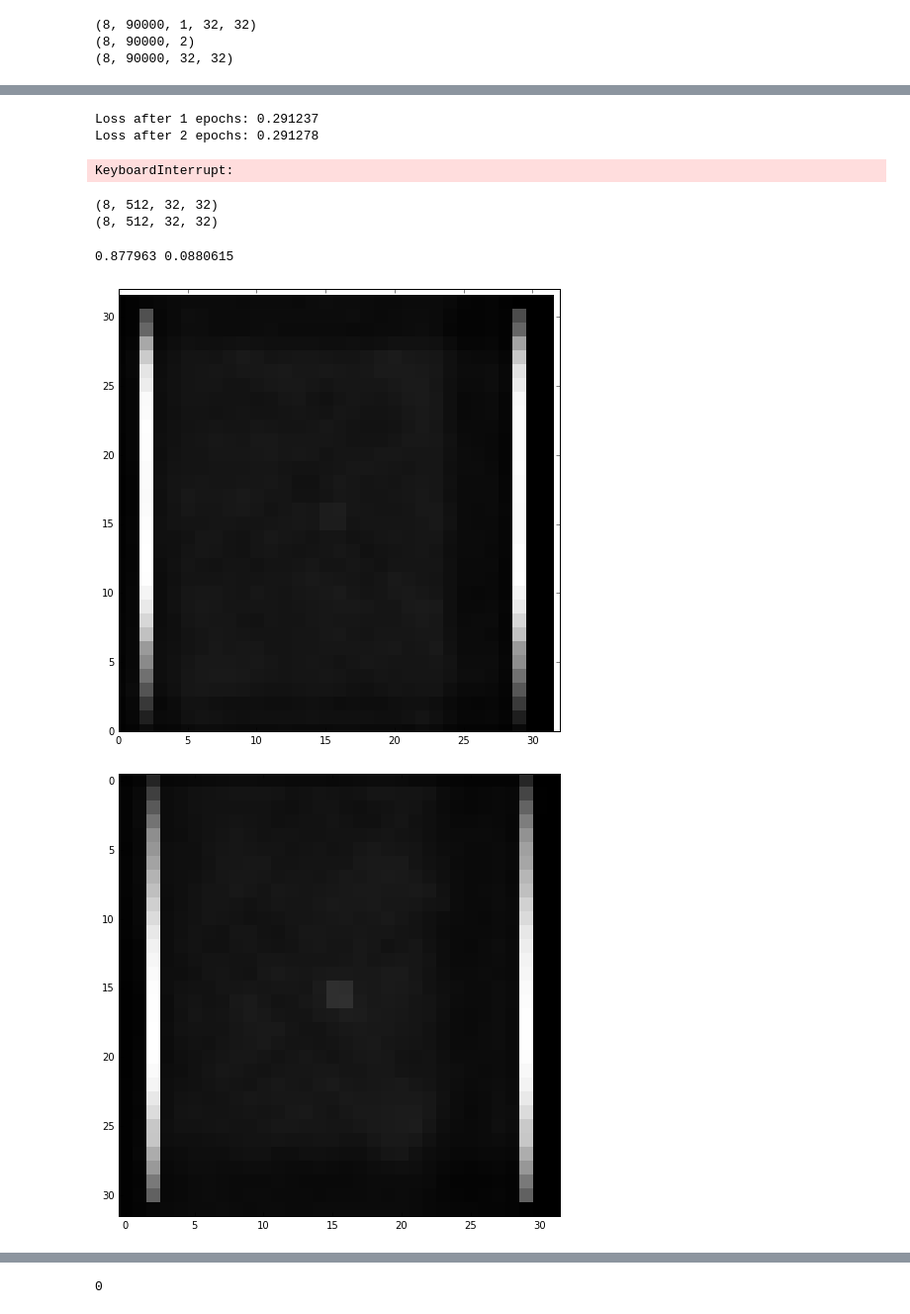
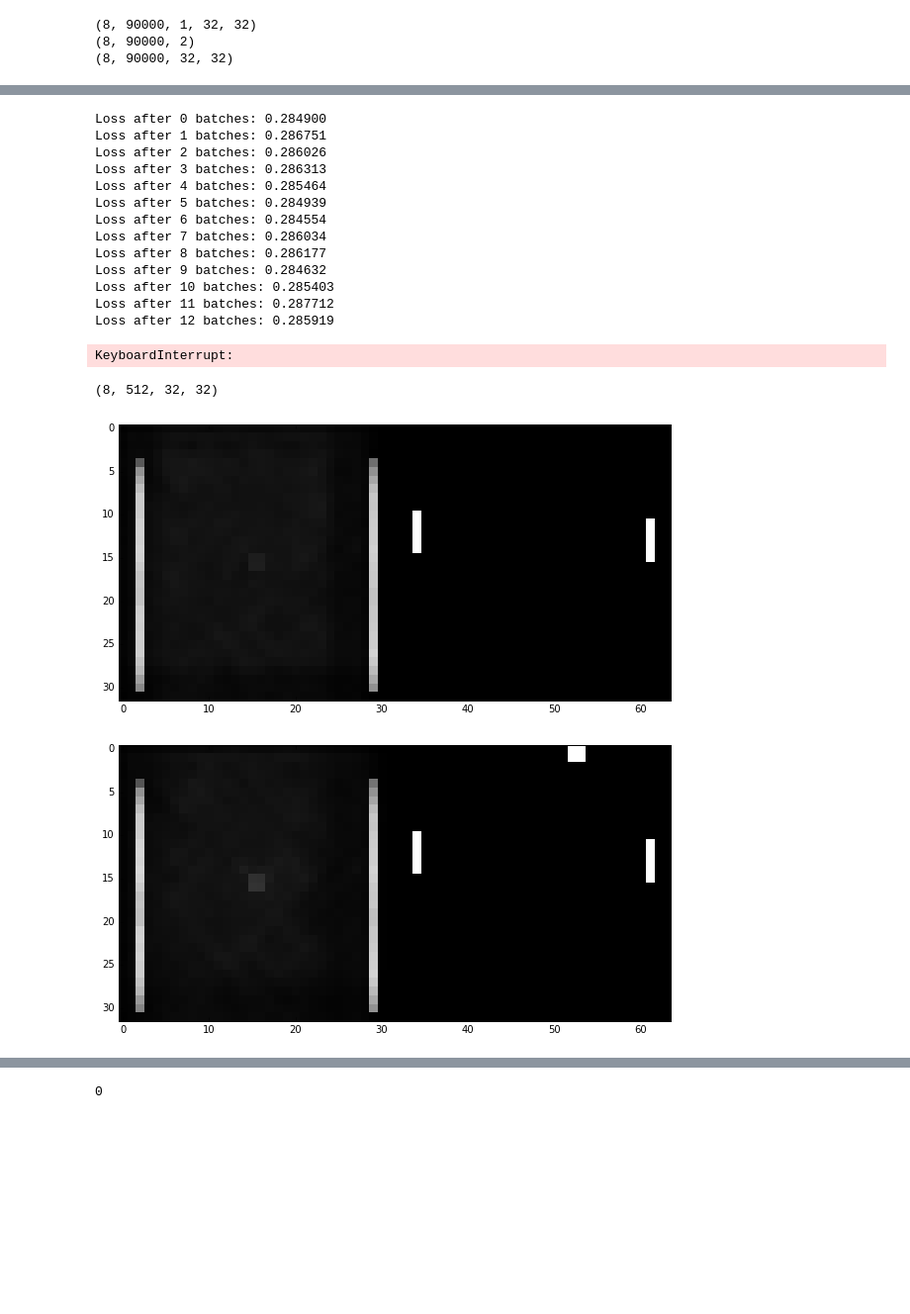
Before and after one commit to dmgottlieb/pong_rnn, a Jupyter notebook: PongRNN.ipynb, the cells around one changed output, grey strips where cells are left out. Shown at 99% size. Cells and saved outputs as stored; diff of their text form; code cells hidden in the pictures; blank space fills up the shorter version.

```diff
--- a/PongRNN.ipynb
+++ b/PongRNN.ipynb
@@ -91,8 +91,8 @@ import numpy_pong
 data = []
 
 for i in range(100000):
-    seq = numpy_pong.headless_mode(num_frames=9,
+    seq = numpy_pong.ball_only_mode(num_frames=9,
                                    ballloc=(np.random.choice(np.arange(30)),np.random.choice(np.arange(24))+2))
     data.append(seq)
-    if (i+1) % 10000 == 0: print "%i sequences generated" % (i)
+    if (i+1) % 10000 == 0: print "%i sequences generated" % (i+1)
 # %% [output]
@@ -169,39 +169,43 @@ while (True):
     y_batch = y_train[:,i:i+512].astype(np.float32)
 
     loss = model.train(q_batch,p_batch,y_batch,alpha)
-    if (i % (512*50) == 0): pass #print "Loss after %i batches: %f" % (i / 512, loss)
+    if (i % (512*1) == 0): pass #print "Loss after %i batches: %f" % (i / 512, loss)
 
 
     i = i + 512
 # %% [output]
-Loss after 1 epochs: 0.291237
-Loss after 2 epochs: 0.291278
+Loss after 0 batches: 0.284900
+Loss after 1 batches: 0.286751
+Loss after 2 batches: 0.286026
+Loss after 3 batches: 0.286313
+Loss after 4 batches: 0.285464
+Loss after 5 batches: 0.284939
+Loss after 6 batches: 0.284554
+Loss after 7 batches: 0.286034
+Loss after 8 batches: 0.286177
+Loss after 9 batches: 0.284632
+Loss after 10 batches: 0.285403
+Loss after 11 batches: 0.287712
+Loss after 12 batches: 0.285919
 KeyboardInterrupt:
 # %%
 pred = model.predict(q_val[:,0:512].astype(np.float32),p_val[:,0:512].astype(np.float32))
 y_val_batch = y_val[:,0:512].astype(np.float32)
 print pred.shape
-
-pred_over = model.predict(q_train[:,0:512].astype(np.float32),p_train[:,0:512].astype(np.float32))
-print pred_over.shape
 # %% [output]
 (8, 512, 32, 32)
-(8, 512, 32, 32)
 # %%
-plt.axis([0,32,0,32])
 plt.ion()
 
-print pred.max(), pred.mean()
 # print pred[0].sum()
 
-for row in pred[:,0:1]:
-    frame = row.reshape((32,32))
+for row,target in zip(pred[:,0:1],y_val_batch[:,0:1]):
+    frame = np.concatenate((row.reshape((32,32)),target.reshape((32,32))),axis=1)
     #frame = np.where(frame > 0.1, 1, 0)
     plt.imshow(frame)
     plt.draw()
     plt.show()
     plt.pause(0.01)
 # %% [output]
-0.877963 0.0880615
-[figure, old version]
+[figure, new version]
-[figure, old version]
+[figure, new version]
```
Also changed, not shown: parts of 3 cells of this notebook, 1 other file.
